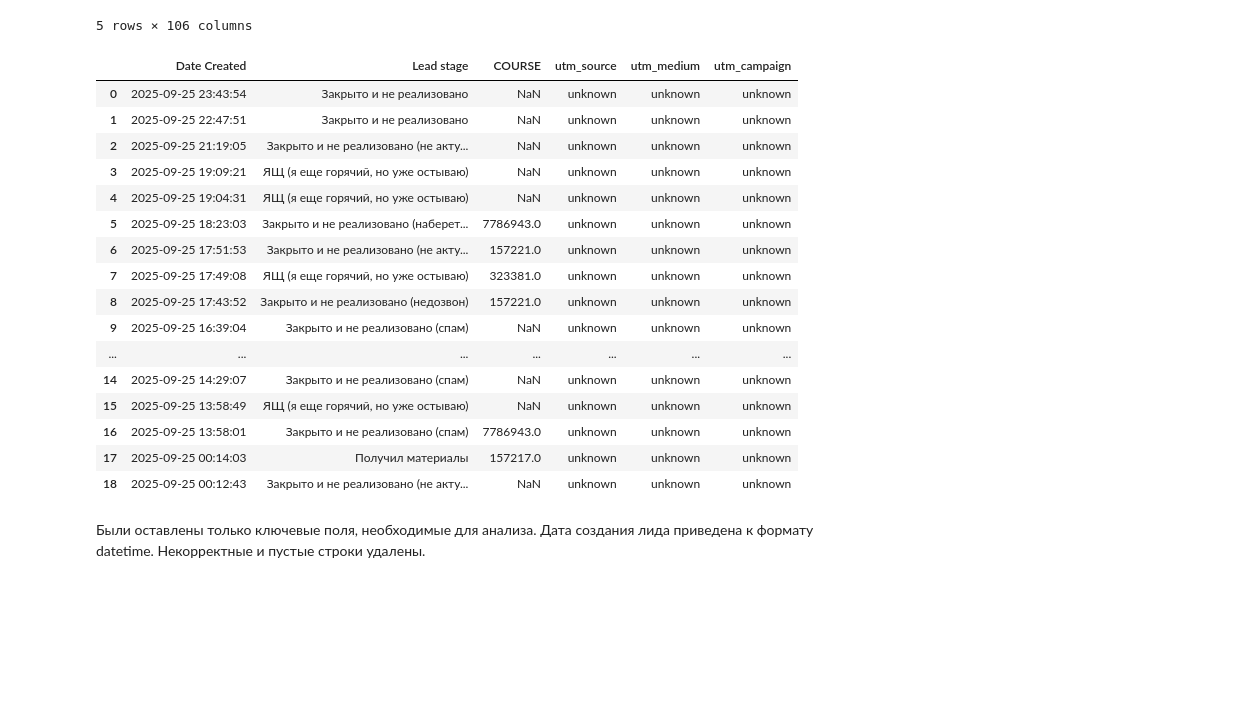
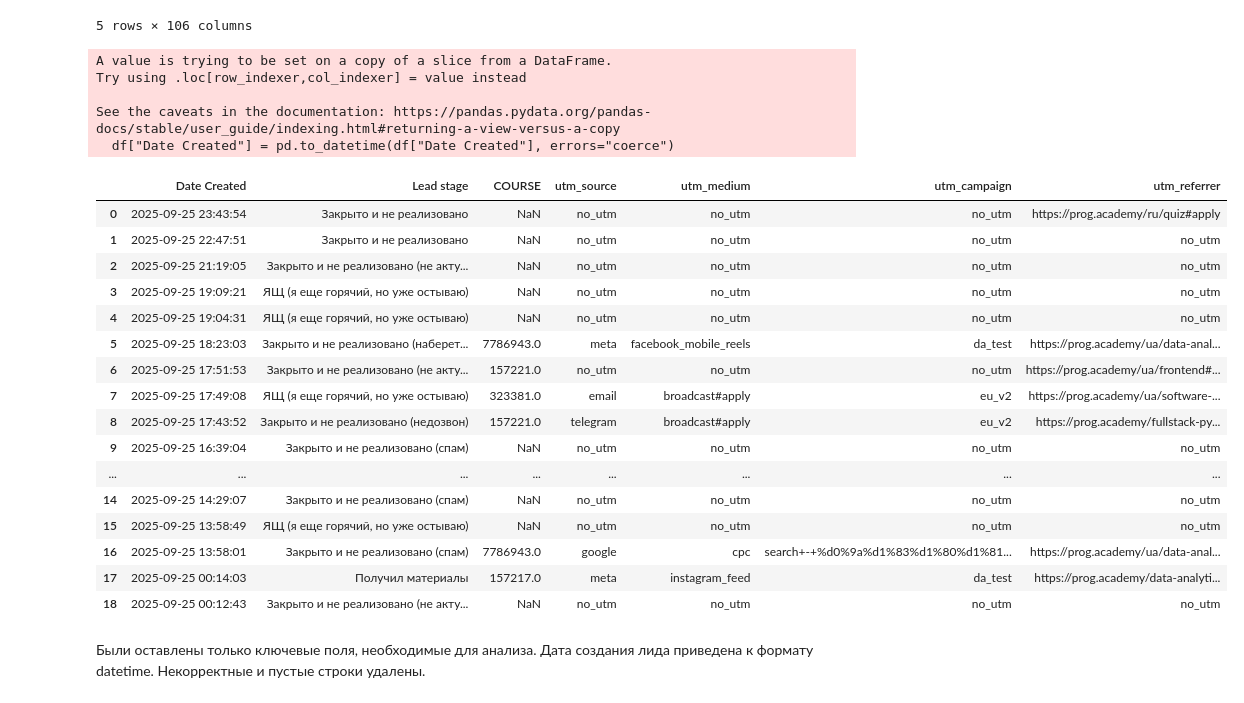
Before and after one commit to aikokass82-design/home-tasks-, a Jupyter notebook: Untitled7.ipynb, the cells around one changed output. Drawn from its saved outputs; the diff is of its cells as text; code cells hidden in the pictures; blank space fills up the shorter version.

```diff
--- a/Untitled7.ipynb
+++ b/Untitled7.ipynb
@@ -43,37 +43,61 @@ df.head()
 | 4 | 55518091 | Lead #55518091 | NaN | Олена Старобор | NaN | Алеся В. | ЯЩ (я еще горячий, но уже остываю) | ... |
 5 rows × 106 columns
 # %%
+utm_cols = ["utm_source", "utm_medium", "utm_campaign", "utm_referrer"]
+def get_utm(url, key):
+    if pd.isna(url) or "?" not in url:
+        return None
+
+    params = url.split("?")[1].split("&")
+    for param in params:
+        if param.startswith(key + "="):
+            return param.split("=")[1]
+    return None
+for utm in utm_cols:
+    df[utm] = (
+        df[utm]
+        .fillna(df["utm_referrer"].apply(lambda x: get_utm(x, utm)))
+        .str.lower()
+        .str.strip()
+    )
+df[utm_cols] = df[utm_cols].fillna("no_utm")
 columns = [
     "Date Created",
     "Lead stage",
     "COURSE",
     "utm_source",
     "utm_medium",
-    "utm_campaign"
+    "utm_campaign",
+    "utm_referrer"
 ]
 
 df = df[columns]
 df["Date Created"] = pd.to_datetime(df["Date Created"], errors="coerce")
 df = df.dropna(subset=["Date Created", "Lead stage"])
 df
 # %% [output]
+A value is trying to be set on a copy of a slice from a DataFrame.
+Try using .loc[row_indexer,col_indexer] = value instead
+
+See the caveats in the documentation: https://pandas.pydata.org/pandas-docs/stable/user_guide/indexing.html#returning-a-view-versus-a-copy
+  df["Date Created"] = pd.to_datetime(df["Date Created"], errors="coerce")
-|  | Date Created | Lead stage | COURSE | utm_source | utm_medium | utm_campaign |
-| 0 | 2025-09-25 23:43:54 | Закрыто и не реализовано | NaN | unknown | unknown | unknown |
-| 1 | 2025-09-25 22:47:51 | Закрыто и не реализовано | NaN | unknown | unknown | unknown |
-| 2 | 2025-09-25 21:19:05 | Закрыто и не реализовано (не акту... | NaN | unknown | unknown | unknown |
-| 3 | 2025-09-25 19:09:21 | ЯЩ (я еще горячий, но уже остываю) | NaN | unknown | unknown | unknown |
-| 4 | 2025-09-25 19:04:31 | ЯЩ (я еще горячий, но уже остываю) | NaN | unknown | unknown | unknown |
-| 5 | 2025-09-25 18:23:03 | Закрыто и не реализовано (наберет... | 7786943.0 | unknown | unknown | unknown |
-| 6 | 2025-09-25 17:51:53 | Закрыто и не реализовано (не акту... | 157221.0 | unknown | unknown | unknown |
-| 7 | 2025-09-25 17:49:08 | ЯЩ (я еще горячий, но уже остываю) | 323381.0 | unknown | unknown | unknown |
-| 8 | 2025-09-25 17:43:52 | Закрыто и не реализовано (недозвон) | 157221.0 | unknown | unknown | unknown |
-| 9 | 2025-09-25 16:39:04 | Закрыто и не реализовано (спам) | NaN | unknown | unknown | unknown |
-| ... | ... | ... | ... | ... | ... | ... |
-| 14 | 2025-09-25 14:29:07 | Закрыто и не реализовано (спам) | NaN | unknown | unknown | unknown |
-| 15 | 2025-09-25 13:58:49 | ЯЩ (я еще горячий, но уже остываю) | NaN | unknown | unknown | unknown |
-| 16 | 2025-09-25 13:58:01 | Закрыто и не реализовано (спам) | 7786943.0 | unknown | unknown | unknown |
-| 17 | 2025-09-25 00:14:03 | Получил материалы | 157217.0 | unknown | unknown | unknown |
-| 18 | 2025-09-25 00:12:43 | Закрыто и не реализовано (не акту... | NaN | unknown | unknown | unknown |
+|  | Date Created | Lead stage | COURSE | utm_source | utm_medium | utm_campaign | utm_referrer |
+| 0 | 2025-09-25 23:43:54 | Закрыто и не реализовано | NaN | no_utm | no_utm | no_utm | https://prog.academy/ru/quiz#apply |
+| 1 | 2025-09-25 22:47:51 | Закрыто и не реализовано | NaN | no_utm | no_utm | no_utm | no_utm |
+| 2 | 2025-09-25 21:19:05 | Закрыто и не реализовано (не акту... | NaN | no_utm | no_utm | no_utm | no_utm |
+| 3 | 2025-09-25 19:09:21 | ЯЩ (я еще горячий, но уже остываю) | NaN | no_utm | no_utm | no_utm | no_utm |
+| 4 | 2025-09-25 19:04:31 | ЯЩ (я еще горячий, но уже остываю) | NaN | no_utm | no_utm | no_utm | no_utm |
+| 5 | 2025-09-25 18:23:03 | Закрыто и не реализовано (наберет... | 7786943.0 | meta | facebook_mobile_reels | da_test | https://prog.academy/ua/data-anal... |
+| 6 | 2025-09-25 17:51:53 | Закрыто и не реализовано (не акту... | 157221.0 | no_utm | no_utm | no_utm | https://prog.academy/ua/frontend#... |
+| 7 | 2025-09-25 17:49:08 | ЯЩ (я еще горячий, но уже остываю) | 323381.0 | email | broadcast#apply | eu_v2 | https://prog.academy/ua/software-... |
+| 8 | 2025-09-25 17:43:52 | Закрыто и не реализовано (недозвон) | 157221.0 | telegram | broadcast#apply | eu_v2 | https://prog.academy/fullstack-py... |
+| 9 | 2025-09-25 16:39:04 | Закрыто и не реализовано (спам) | NaN | no_utm | no_utm | no_utm | no_utm |
+| ... | ... | ... | ... | ... | ... | ... | ... |
+| 14 | 2025-09-25 14:29:07 | Закрыто и не реализовано (спам) | NaN | no_utm | no_utm | no_utm | no_utm |
+| 15 | 2025-09-25 13:58:49 | ЯЩ (я еще горячий, но уже остываю) | NaN | no_utm | no_utm | no_utm | no_utm |
+| 16 | 2025-09-25 13:58:01 | Закрыто и не реализовано (спам) | 7786943.0 | google | cpc | search+-+%d0%9a%d1%83%d1%80%d1%81... | https://prog.academy/ua/data-anal... |
+| 17 | 2025-09-25 00:14:03 | Получил материалы | 157217.0 | meta | instagram_feed | da_test | https://prog.academy/data-analyti... |
+| 18 | 2025-09-25 00:12:43 | Закрыто и не реализовано (не акту... | NaN | no_utm | no_utm | no_utm | no_utm |
 # %% [markdown]
 Были оставлены только ключевые поля, необходимые для анализа.
 Дата создания лида приведена к формату datetime.
```
Also changed, not shown: parts of 7 cells of this notebook.
